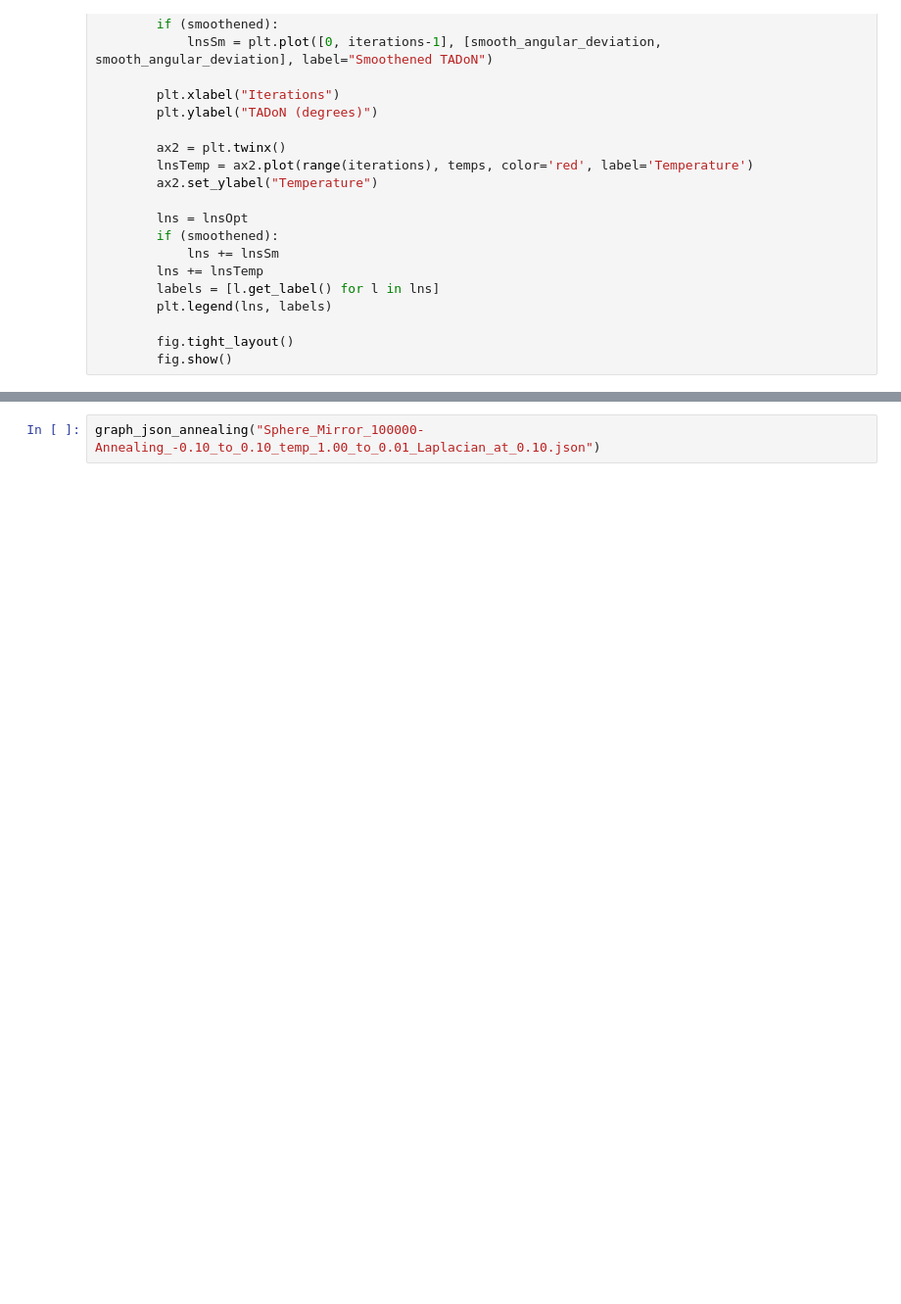
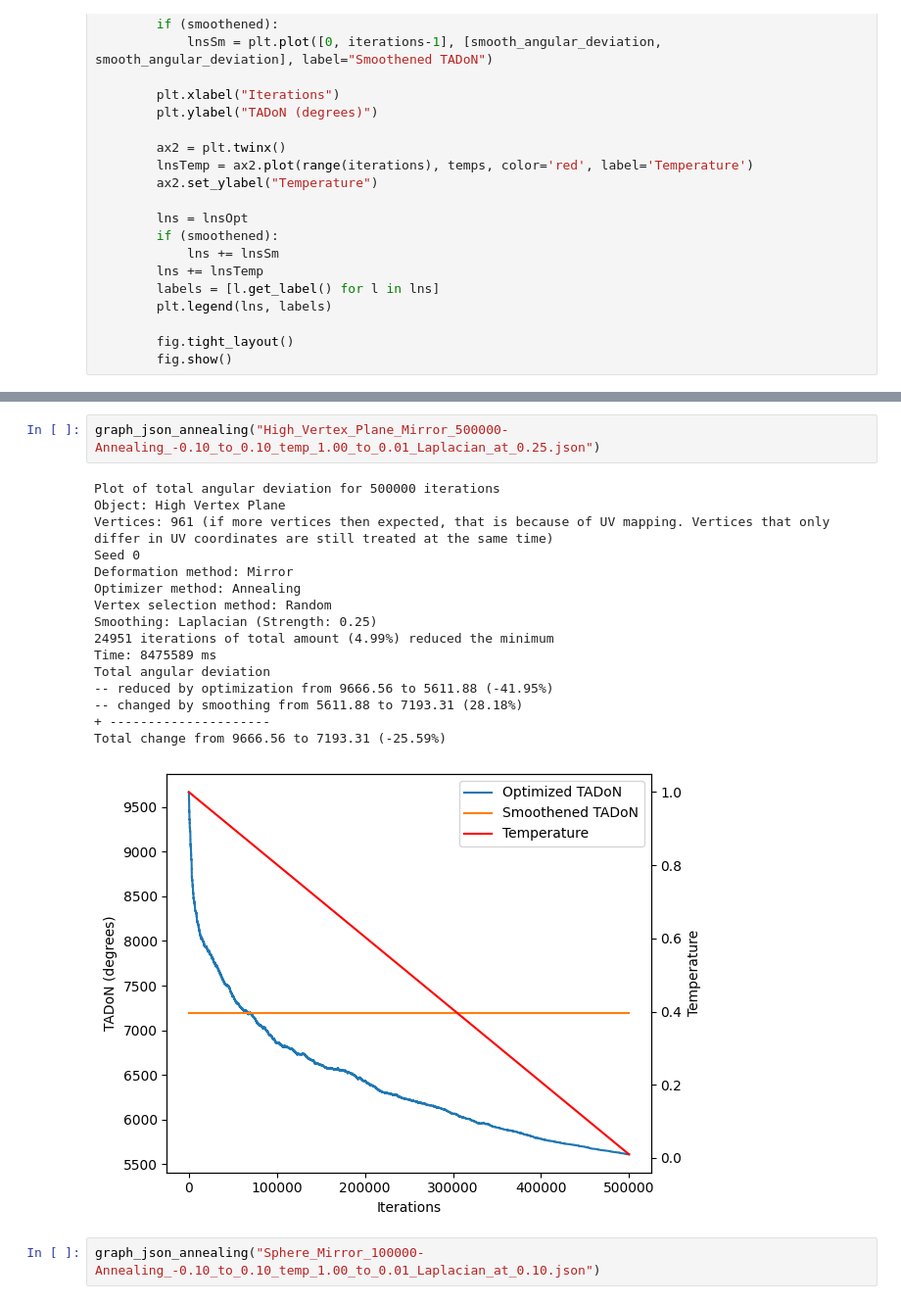
Before and after one commit to tomcouperus/Anamorphic-Sculptures-with-Shading, a Jupyter notebook: plotDeviations.ipynb, the cells around one changed output, grey strips where cells are left out. Shown at 98% size. Cells and saved outputs as stored; diff of their text form; blank space fills up the shorter version.

```diff
--- a/plotDeviations.ipynb
+++ b/plotDeviations.ipynb
@@ -104,3 +104,22 @@ Total change from 9666.56 to 6792.02 (-29.74%)
+# %%
+graph_json_annealing("High_Vertex_Plane_Mirror_500000-Annealing_-0.10_to_0.10_temp_1.00_to_0.01_Laplacian_at_0.25.json")
+# %% [output]
+Plot of total angular deviation for 500000 iterations
+Object: High Vertex Plane
+Vertices: 961 (if more vertices then expected, that is because of UV mapping. Vertices that only differ in UV coordinates are still treated at the same time)
+Seed 0
+Deformation method: Mirror
+Optimizer method: Annealing
+Vertex selection method: Random
+Smoothing: Laplacian (Strength: 0.25)
+24951 iterations of total amount (4.99%) reduced the minimum
+Time: 8475589 ms
+Total angular deviation
+-- reduced by optimization from 9666.56 to 5611.88 (-41.95%)
+-- changed by smoothing from 5611.88 to 7193.31 (28.18%)
++ ---------------------
+Total change from 9666.56 to 7193.31 (-25.59%)
+[figure, added]
 # %%
 graph_json_annealing("Sphere_Mirror_100000-Annealing_-0.10_to_0.10_temp_1.00_to_0.01_Laplacian_at_0.10.json")
 # %% [output]
```
Also changed, not shown: parts of 1 cell of this notebook, 5 other files.
